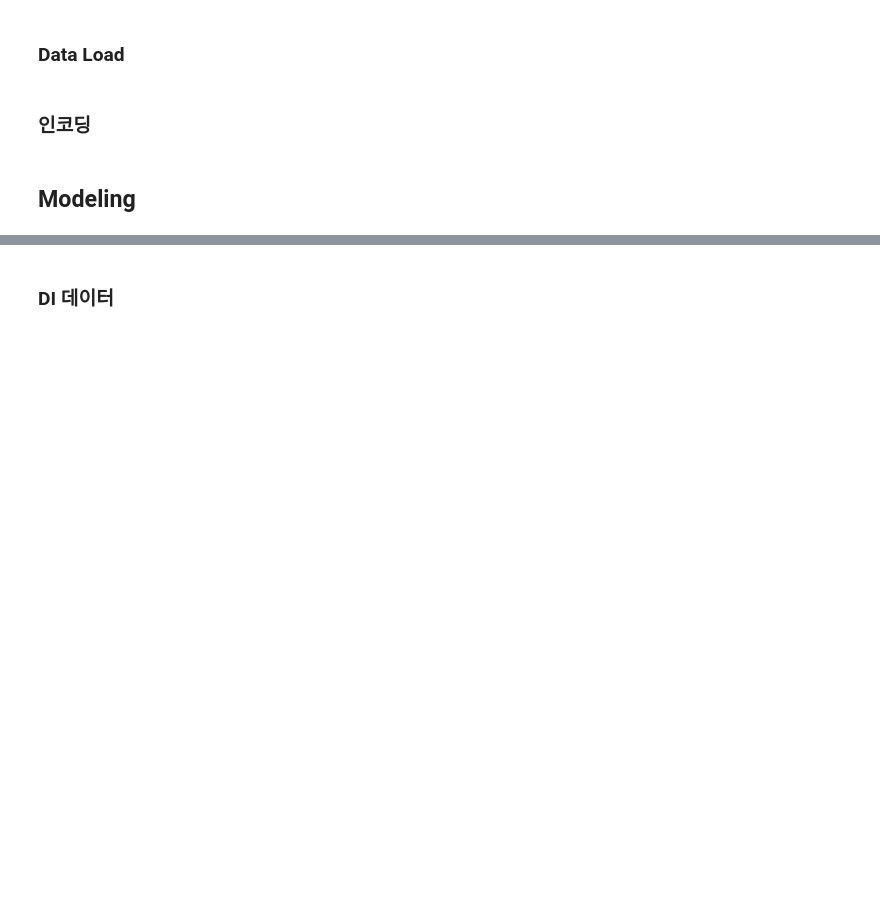
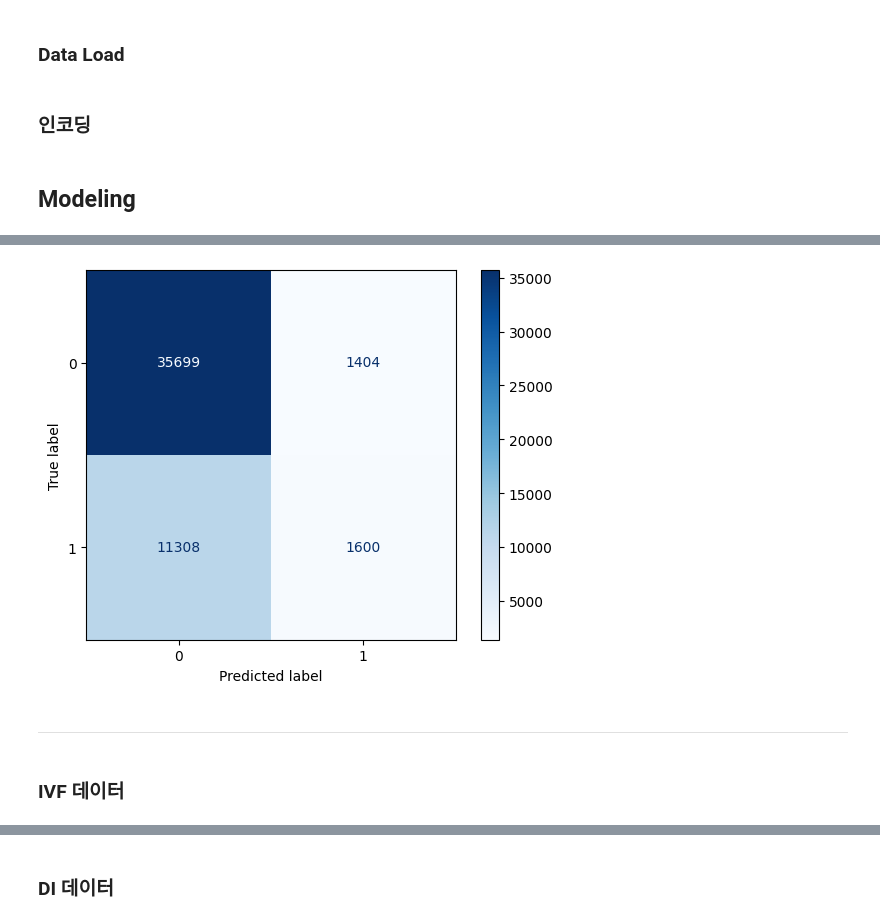
Before and after one commit to BaekJunehong/LG_Aimers_6th, a Jupyter notebook: code/code16_Modeling.ipynb, the cells around one changed output, grey strips where cells are left out. Cells and saved outputs as stored; diff of their text form; code cells hidden in the pictures; blank space fills up the shorter version.

```diff
--- a/code/code16_Modeling.ipynb
+++ b/code/code16_Modeling.ipynb
@@ -185,0 +186,73 @@ Total_X_train, Total_X_test, Total_y_train, Total_y_test = train_test_split(Tota
+# %%
+import optuna
+import lightgbm as lgb
+from sklearn.metrics import accuracy_score, f1_score, roc_auc_score, confusion_matrix, ConfusionMatrixDisplay
+import matplotlib.pyplot as plt
+
+# 목적 함수 정의
+def objective(trial):
+    param = {
+        'objective': 'binary',
+        'metric': 'auc',
+        'verbose': -1,
+        'boosting_type': 'gbdt',
+        'n_estimators': trial.suggest_int('n_estimators', 100, 3000),
+        'num_leaves': trial.suggest_int('num_leaves', 10, 2048),
+        'max_depth': trial.suggest_int('max_depth', 5, 200),
+        'learning_rate': trial.suggest_float('learning_rate', 1e-5, 1e-1, log=True),
+        'min_child_samples': trial.suggest_int('min_child_samples', 1, 200),
+        'subsample': trial.suggest_float('subsample', 0.1, 1.0),
+        'colsample_bytree': trial.suggest_float('colsample_bytree', 0.1, 1.0),
+        'reg_alpha': trial.suggest_float('reg_alpha', 1e-5, 1e2, log=True),
+        'reg_lambda': trial.suggest_float('reg_lambda', 1e-5, 1e2, log=True),
+        'min_split_gain': trial.suggest_float('min_split_gain', 1e-5, 1e1, log=True),
+        'random_state': 42,
+    }
+
+    model = lgb.LGBMClassifier(**param)
+    model.fit(IVF_X_train, IVF_y_train, eval_set=[(IVF_X_test, IVF_y_test)])
+
+    y_pred_proba = model.predict_proba(IVF_X_test)[:, 1]
+    auc = roc_auc_score(IVF_y_test, y_pred_proba)
+
+    return auc
+
+# Optuna 스터디 생성 및 최적화
+study = optuna.create_study(direction='maximize')
+study.optimize(objective, n_trials=800)
+
+# 최적의 하이퍼파라미터 출력
+print("Best trial:")
+trial = study.best_trial
+print("  Value: {}".format(trial.value))
+print("  Params: ")
+for key, value in trial.params.items():
+    print("    {}: {}".format(key, value))
+
+# 최적의 하이퍼파라미터로 모델 학습
+best_params = trial.params
+IVF_model = lgb.LGBMClassifier(**best_params)
+IVF_model.fit(IVF_X_train, IVF_y_train)
+
+# 예측
+y_pred = IVF_model.predict(IVF_X_test)
+y_pred_proba = IVF_model.predict_proba(IVF_X_test)[:, 1]
+
+# 평가
+accuracy = accuracy_score(IVF_y_test, y_pred)
+f1 = f1_score(IVF_y_test, y_pred)
+auc = roc_auc_score(IVF_y_test, y_pred_proba)
+cm = confusion_matrix(IVF_y_test, y_pred)
+
+# 결과 출력
+print()
+print("--- Model Performance ---")
+print(f"Model Accuracy: {accuracy}")
+print(f"Model F1 Score: {f1}")
+print(f"Model AUC: {auc}")
+
+# 혼동 행렬 출력
+disp = ConfusionMatrixDisplay(confusion_matrix=cm, display_labels=IVF_model.classes_)
+disp.plot(cmap=plt.cm.Blues)
+plt.show()
+# %% [output]
@@ -186,3 +294,8 @@ Total_X_train, Total_X_test, Total_y_train, Total_y_test = train_test_split(Tota
+[figure, added]
+# %% [markdown]
+---
+# %% [markdown]
+### IVF 데이터
 # %%
 # 모델 초기화
 IVF_model = lgb.LGBMClassifier(
```
Also changed, not shown: parts of 13 cells of this notebook, 14 other files.
